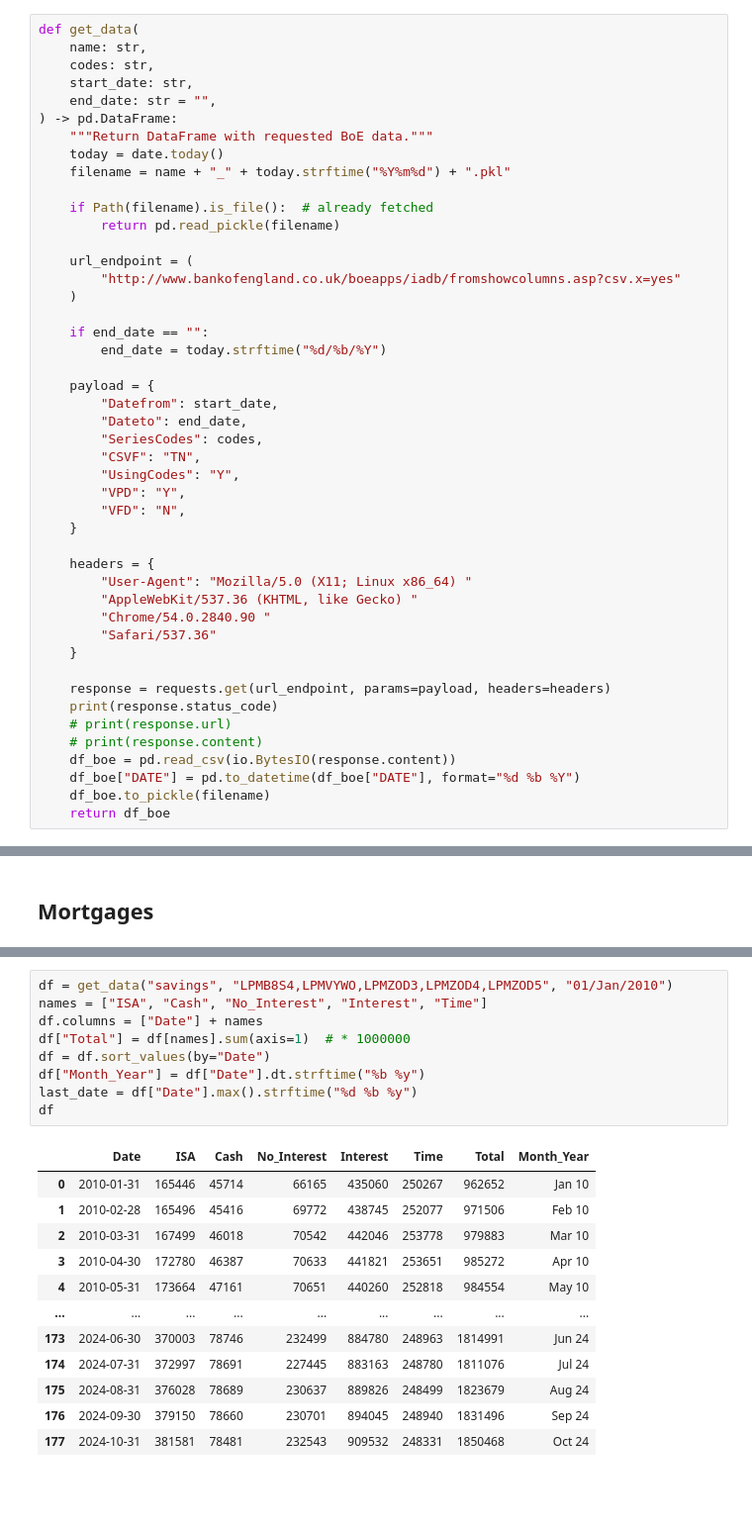
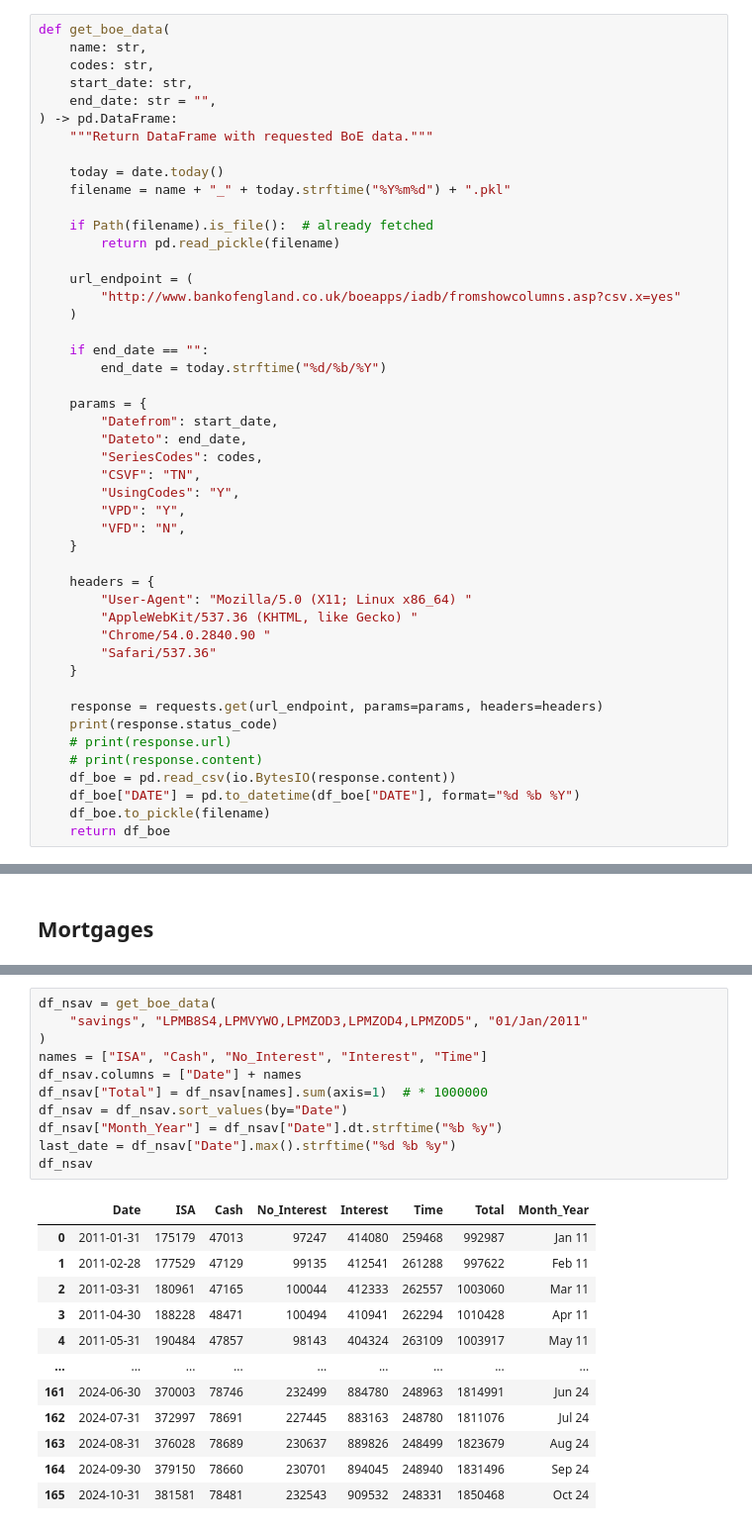
Before and after one commit to rpreen/boe, a Jupyter notebook: boe.ipynb, the cells around one changed output, grey strips where cells are left out. Shown: that part at 99% size. Saved outputs shown, nothing was run; the diff lists cells and outputs as text; blank space fills up the shorter version.

```diff
--- a/boe.ipynb
+++ b/boe.ipynb
@@ -10,13 +11,14 @@ import requests
 import io
 from pathlib import Path
 # %%
-def get_data(
+def get_boe_data(
     name: str,
     codes: str,
     start_date: str,
     end_date: str = "",
 ) -> pd.DataFrame:
     """Return DataFrame with requested BoE data."""
+
     today = date.today()
     filename = name + "_" + today.strftime("%Y%m%d") + ".pkl"
 
@@ -30,7 +32,7 @@ def get_data(
     if end_date == "":
         end_date = today.strftime("%d/%b/%Y")
 
-    payload = {
+    params = {
         "Datefrom": start_date,
         "Dateto": end_date,
         "SeriesCodes": codes,
@@ -47,7 +49,7 @@ def get_data(
         "Safari/537.36"
     }
 
-    response = requests.get(url_endpoint, params=payload, headers=headers)
+    response = requests.get(url_endpoint, params=params, headers=headers)
     print(response.status_code)
     # print(response.url)
     # print(response.content)
@@ -120,22 +160,24 @@ plt.savefig("mortgages.png", dpi=300, bbox_inches="tight")
 # %%
-df = get_data("savings", "LPMB8S4,LPMVYWO,LPMZOD3,LPMZOD4,LPMZOD5", "01/Jan/2010")
+df_nsav = get_boe_data(
+    "savings", "LPMB8S4,LPMVYWO,LPMZOD3,LPMZOD4,LPMZOD5", "01/Jan/2011"
+)
 names = ["ISA", "Cash", "No_Interest", "Interest", "Time"]
-df.columns = ["Date"] + names
-df["Total"] = df[names].sum(axis=1)  # * 1000000
-df = df.sort_values(by="Date")
-df["Month_Year"] = df["Date"].dt.strftime("%b %y")
-last_date = df["Date"].max().strftime("%d %b %y")
-df
+df_nsav.columns = ["Date"] + names
+df_nsav["Total"] = df_nsav[names].sum(axis=1)  # * 1000000
+df_nsav = df_nsav.sort_values(by="Date")
+df_nsav["Month_Year"] = df_nsav["Date"].dt.strftime("%b %y")
+last_date = df_nsav["Date"].max().strftime("%d %b %y")
+df_nsav
 # %% [output]
 |  | Date | ISA | Cash | No_Interest | Interest | Time | Total | Month_Year |
-| 0 | 2010-01-31 | 165446 | 45714 | 66165 | 435060 | 250267 | 962652 | Jan 10 |
-| 1 | 2010-02-28 | 165496 | 45416 | 69772 | 438745 | 252077 | 971506 | Feb 10 |
-| 2 | 2010-03-31 | 167499 | 46018 | 70542 | 442046 | 253778 | 979883 | Mar 10 |
-| 3 | 2010-04-30 | 172780 | 46387 | 70633 | 441821 | 253651 | 985272 | Apr 10 |
-| 4 | 2010-05-31 | 173664 | 47161 | 70651 | 440260 | 252818 | 984554 | May 10 |
+| 0 | 2011-01-31 | 175179 | 47013 | 97247 | 414080 | 259468 | 992987 | Jan 11 |
+| 1 | 2011-02-28 | 177529 | 47129 | 99135 | 412541 | 261288 | 997622 | Feb 11 |
+| 2 | 2011-03-31 | 180961 | 47165 | 100044 | 412333 | 262557 | 1003060 | Mar 11 |
+| 3 | 2011-04-30 | 188228 | 48471 | 100494 | 410941 | 262294 | 1010428 | Apr 11 |
+| 4 | 2011-05-31 | 190484 | 47857 | 98143 | 404324 | 263109 | 1003917 | May 11 |
 | ... | ... | ... | ... | ... | ... | ... | ... | ... |
-| 173 | 2024-06-30 | 370003 | 78746 | 232499 | 884780 | 248963 | 1814991 | Jun 24 |
-| 174 | 2024-07-31 | 372997 | 78691 | 227445 | 883163 | 248780 | 1811076 | Jul 24 |
-| 175 | 2024-08-31 | 376028 | 78689 | 230637 | 889826 | 248499 | 1823679 | Aug 24 |
-| 176 | 2024-09-30 | 379150 | 78660 | 230701 | 894045 | 248940 | 1831496 | Sep 24 |
-| 177 | 2024-10-31 | 381581 | 78481 | 232543 | 909532 | 248331 | 1850468 | Oct 24 |
+| 161 | 2024-06-30 | 370003 | 78746 | 232499 | 884780 | 248963 | 1814991 | Jun 24 |
+| 162 | 2024-07-31 | 372997 | 78691 | 227445 | 883163 | 248780 | 1811076 | Jul 24 |
+| 163 | 2024-08-31 | 376028 | 78689 | 230637 | 889826 | 248499 | 1823679 | Aug 24 |
+| 164 | 2024-09-30 | 379150 | 78660 | 230701 | 894045 | 248940 | 1831496 | Sep 24 |
+| 165 | 2024-10-31 | 381581 | 78481 | 232543 | 909532 | 248331 | 1850468 | Oct 24 |
```
Also changed, not shown: parts of 15 cells of this notebook, 1 other file.
